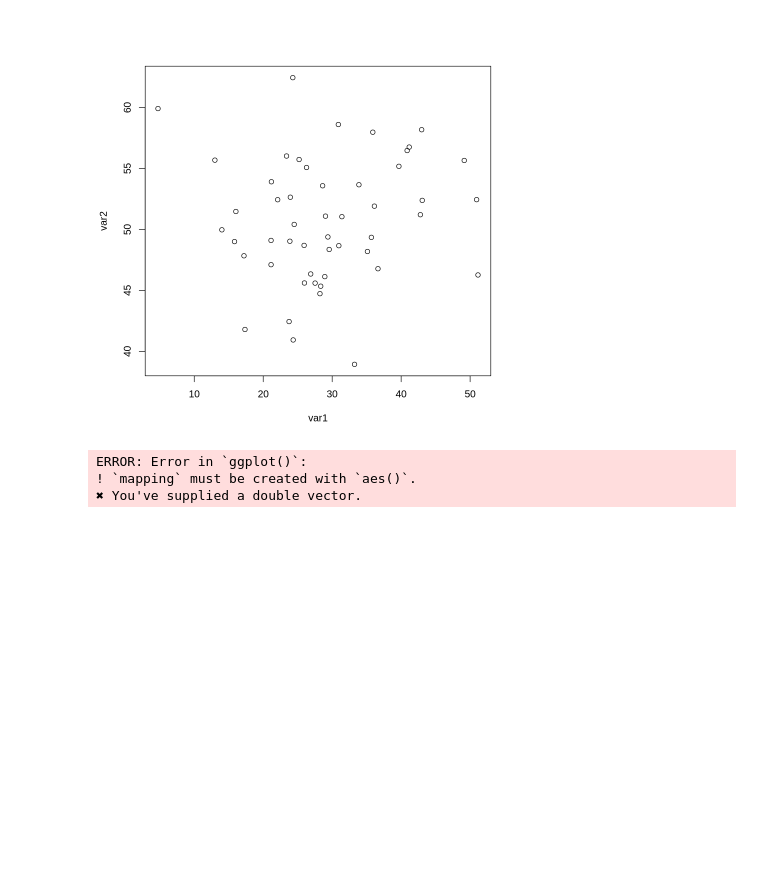
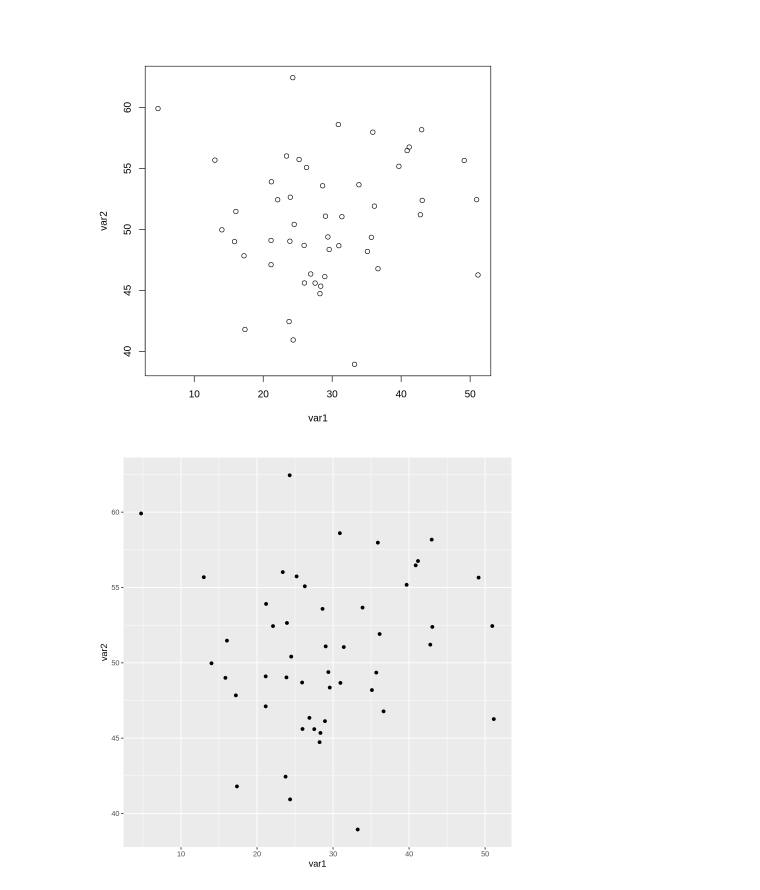
Before and after one commit to LiseFalden/CulturalDataScience, a Jupyter notebook: stats_1_empty.ipynb, the cells around one changed output. Saved outputs shown, nothing was run; the diff lists cells and outputs as text; code cells hidden in the pictures; blank space fills up the shorter version.

```diff
--- a/stats_1_empty.ipynb
+++ b/stats_1_empty.ipynb
@@ -489,8 +489,10 @@ plot(var1,var2)
 # %% [output]
 [figure]
 # %%
-ggplot(var1,var2)
+vars <- data.frame(var1,var2)
+ggplot(vars,
+       aes(x=var1,
+           y=var2)) +
+    geom_point()
 # %% [output]
-ERROR: Error in `ggplot()`:
-! `mapping` must be created with `aes()`.
-✖ You've supplied a double vector.
+[figure, added]
```
Also changed, not shown: 1 other file.
